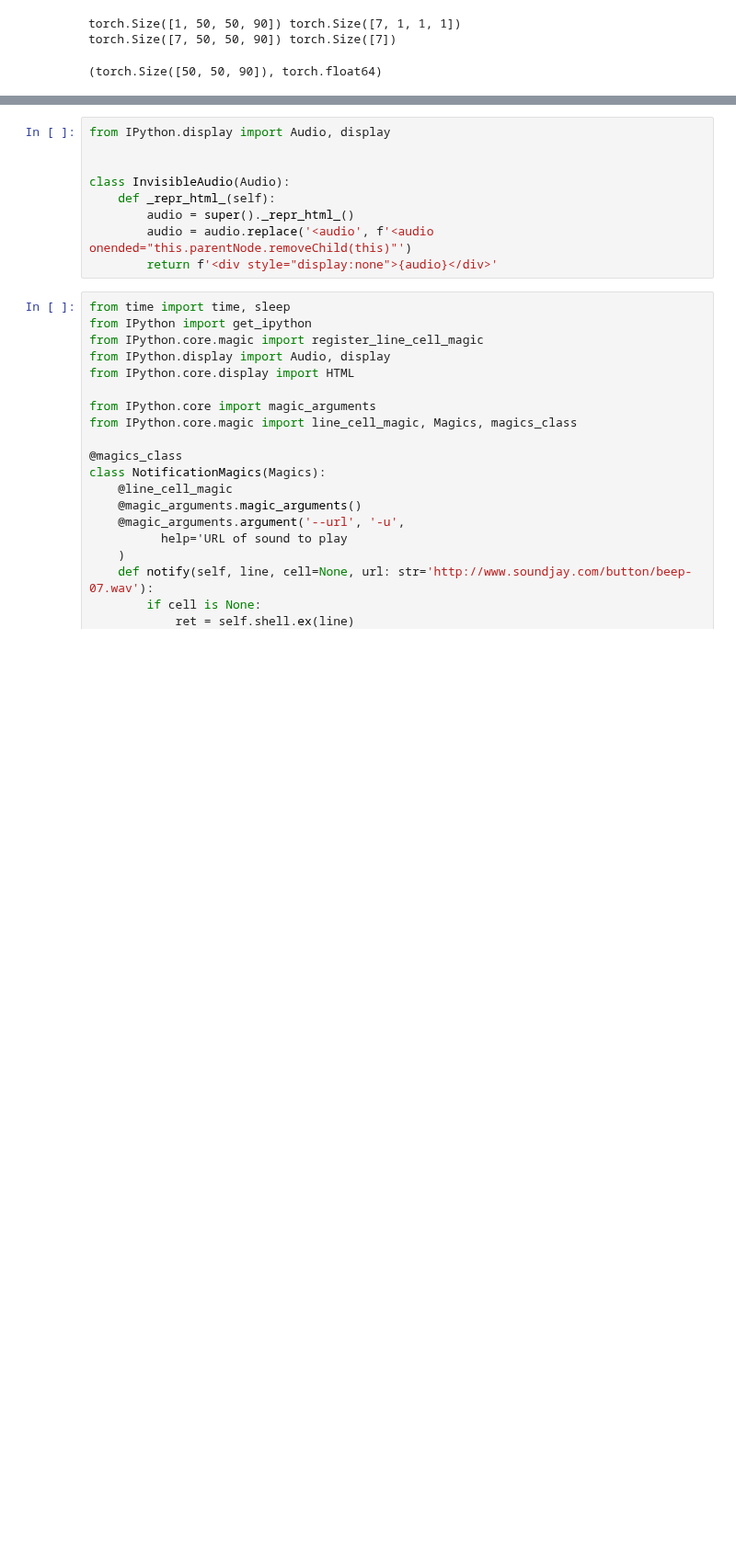
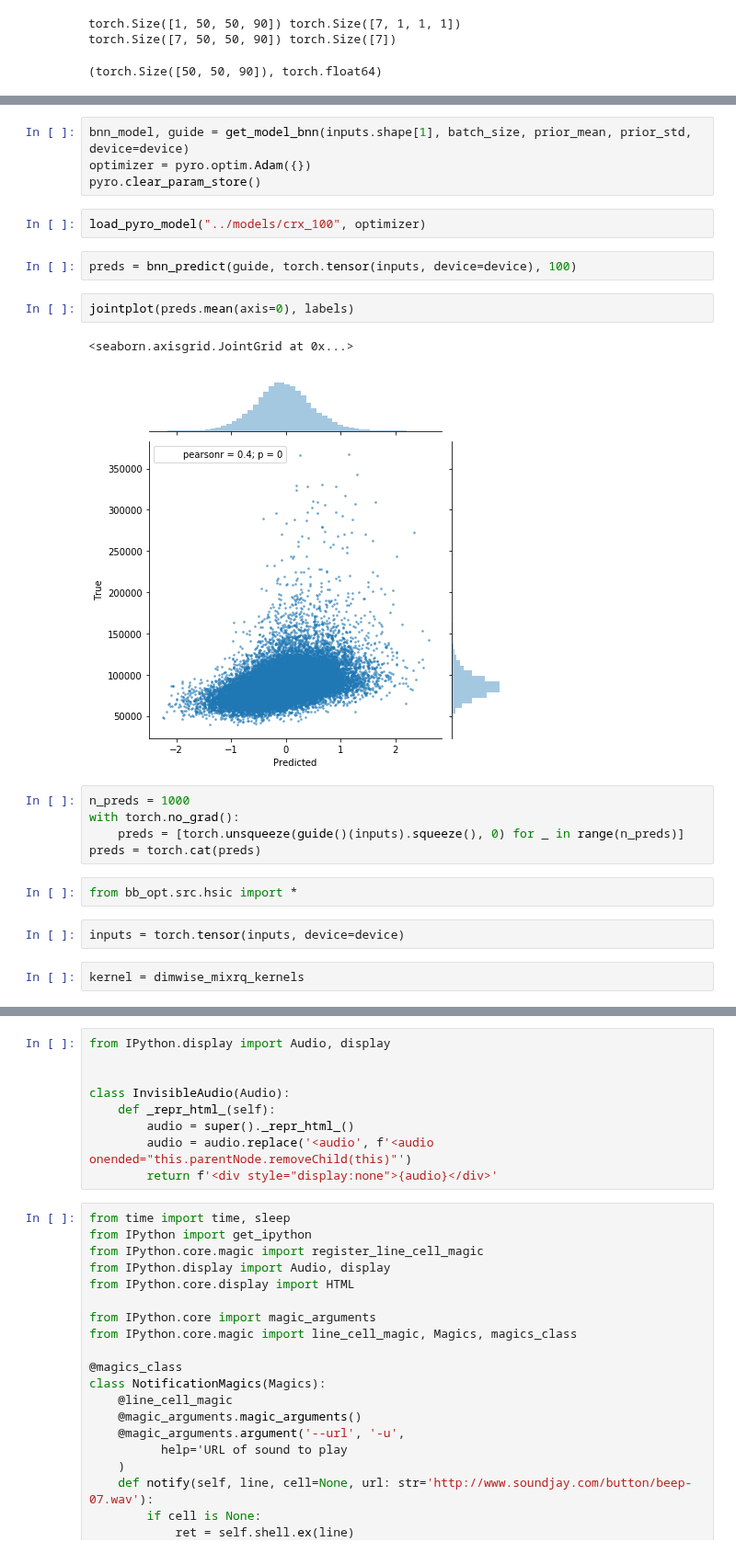
Before and after one commit to tmfs10/bb-opt, a Jupyter notebook: notebooks_nathan/partial_training.ipynb, the cells around one changed output, grey strips where cells are left out. Shown at 92% size. Drawn from its saved outputs; the diff is of its cells as text; blank space fills up the shorter version.

```diff
--- a/notebooks_nathan/partial_training.ipynb
+++ b/notebooks_nathan/partial_training.ipynb
@@ -250,0 +281,24 @@ tensor(2290095518864100260887467777355572350137703955636757363230815333109716746
+# %%
+bnn_model, guide = get_model_bnn(inputs.shape[1], batch_size, prior_mean, prior_std, device=device)
+optimizer = pyro.optim.Adam({})
+pyro.clear_param_store()
+# %%
+load_pyro_model("../models/crx_100", optimizer)
+# %%
+preds = bnn_predict(guide, torch.tensor(inputs, device=device), 100)
+# %%
+jointplot(preds.mean(axis=0), labels)
+# %% [output]
+<seaborn.axisgrid.JointGrid at 0x...>
+[figure, added]
+# %%
+n_preds = 1000
+with torch.no_grad():
+    preds = [torch.unsqueeze(guide()(inputs).squeeze(), 0) for _ in range(n_preds)]
+preds = torch.cat(preds)
+# %%
+from bb_opt.src.hsic import *
+# %%
+inputs = torch.tensor(inputs, device=device)
+# %%
+kernel = dimwise_mixrq_kernels
```
Also changed, not shown: parts of 19 cells of this notebook, 5 other files.
